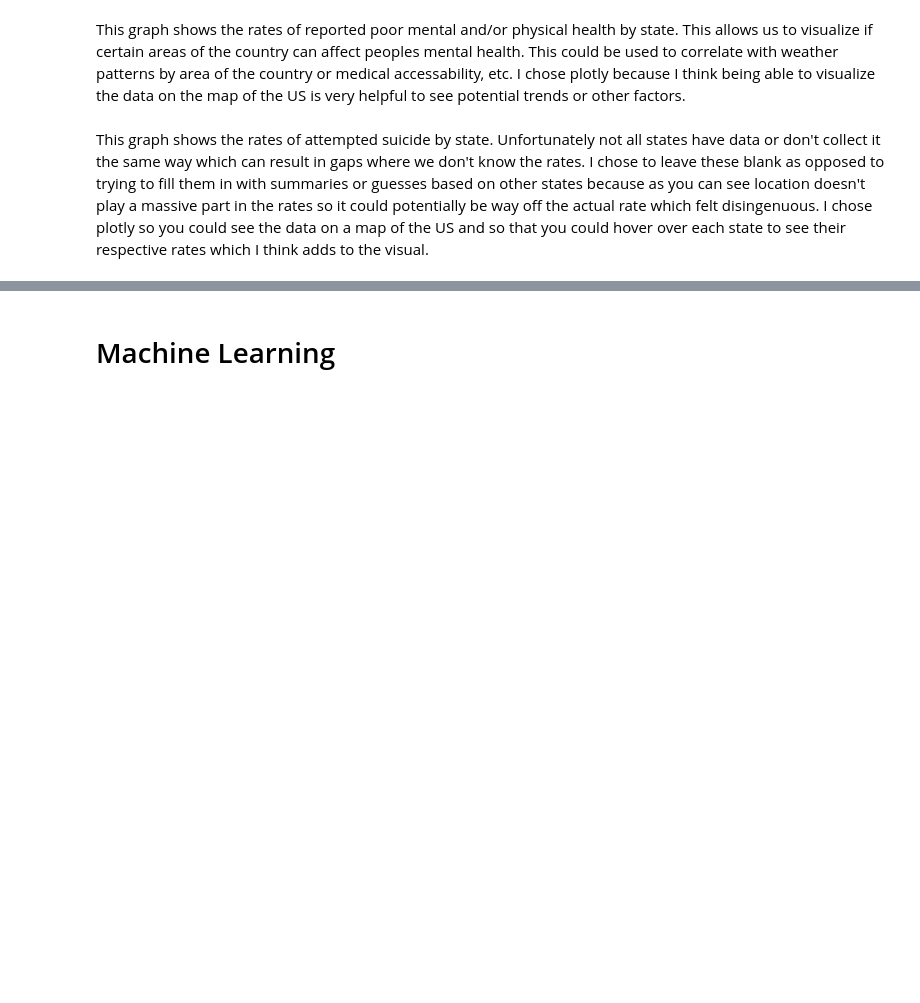
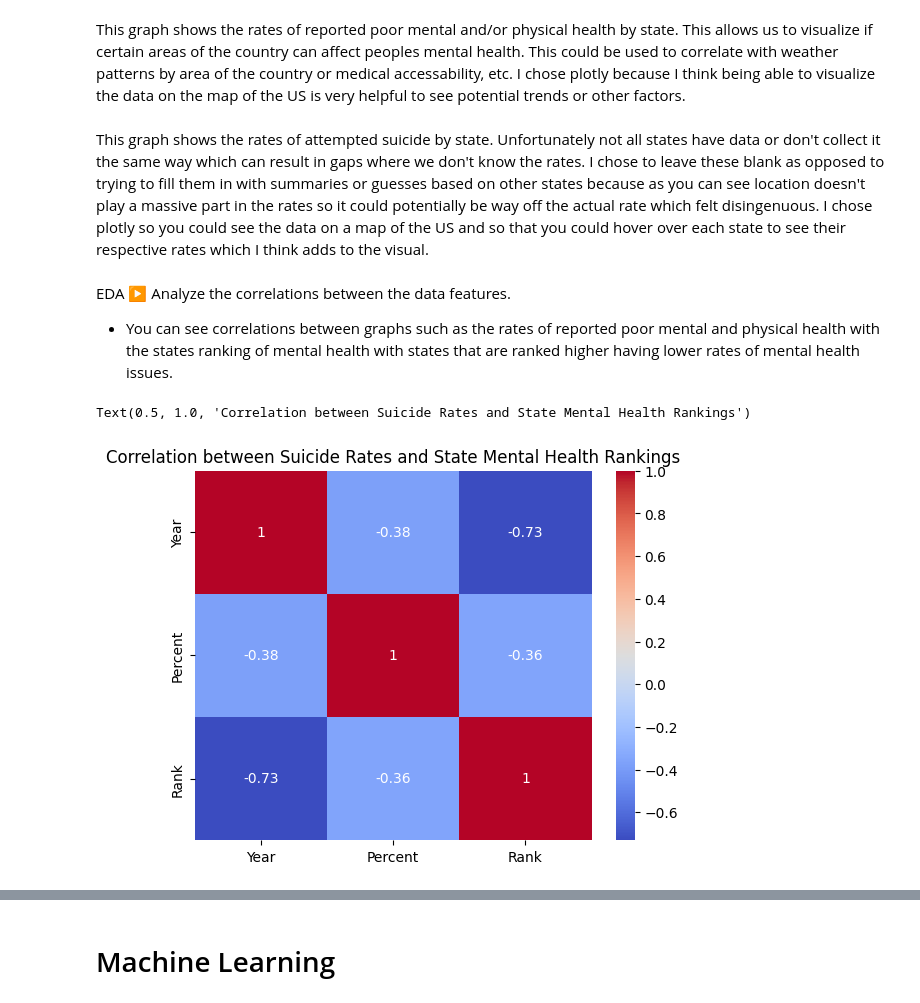
Before and after one commit to IT4063C001-Fall2025/final-project-andrewmargolin3, a Jupyter notebook: source.ipynb, the cells around one changed output, grey strips where cells are left out. Drawn from its saved outputs; the diff is of its cells as text; code cells hidden in the pictures; blank space fills up the shorter version.

```diff
--- a/source.ipynb
+++ b/source.ipynb
@@ -222,3 +348,6 @@ fig.update_layout(
 )
 
 fig.show()
+# %% [markdown]
+EDA ▶ Analyze the correlations between the data features.
+- You can see correlations between graphs such as the rates of reported poor mental and physical health with the states ranking of mental health with states that are ranked higher having lower rates of mental health issues.
@@ -224,0 +374,7 @@ fig.show()
+# %%
+corr_matrix = state_merged.corr(numeric_only=True)
+sns.heatmap(corr_matrix.corr(),annot=True,cmap='coolwarm')
+plt.title("Correlation between Suicide Rates and State Mental Health Rankings")
+# %% [output]
+Text(0.5, 1.0, 'Correlation between Suicide Rates and State Mental Health Rankings')
+[figure, added]
```
Also changed, not shown: parts of 41 cells of this notebook, 2 other files.
